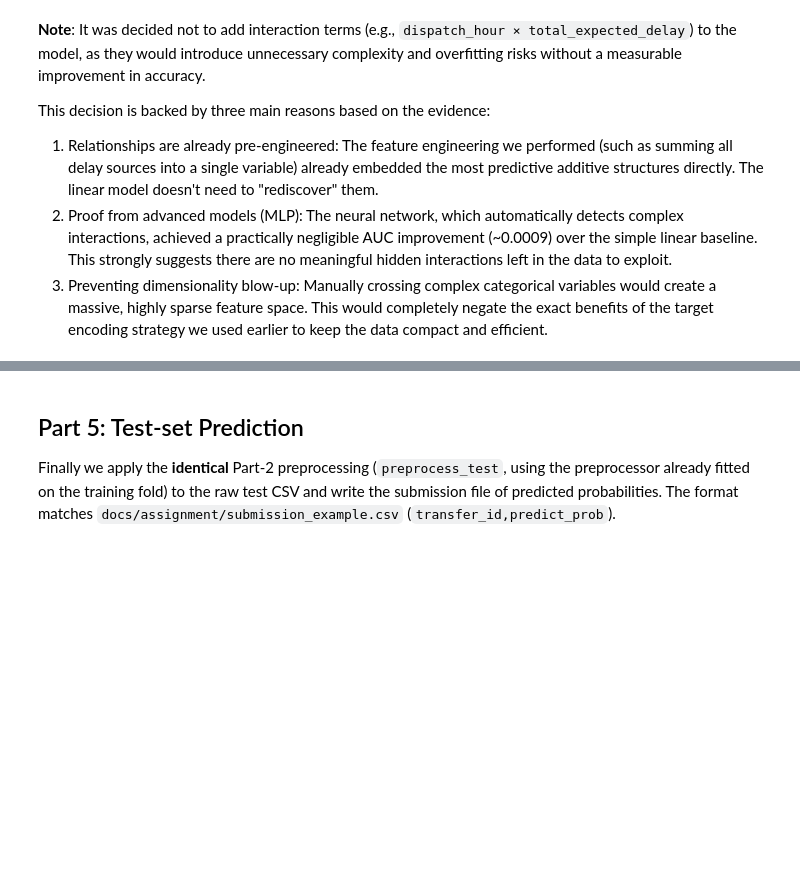
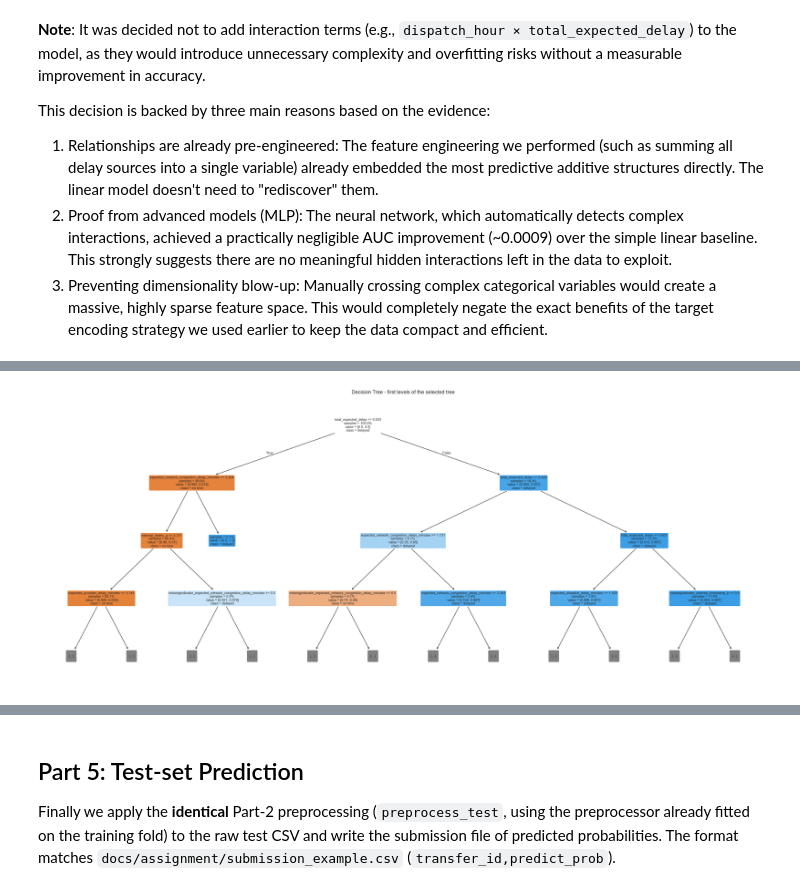
Before and after one commit to tomerbd007/LogisticsTransferPrediction, a Jupyter notebook: main.ipynb, the cells around one changed output, grey strips where cells are left out. Saved outputs shown, nothing was run; the diff lists cells and outputs as text; code cells hidden in the pictures; blank space fills up the shorter version.

```diff
--- a/main.ipynb
+++ b/main.ipynb
@@ -2699,0 +2875,20 @@ This decision is backed by three main reasons based on the evidence:
+# %%
+# Visualise the first levels only. Showing the full tree can be unreadable, even
+# after pruning, so max_depth=3 gives the main logic without overwhelming the page.
+plt.figure(figsize=(24, 10))
+plot_tree(
+    decision_tree,
+    feature_names=list(X_train_proc.columns),
+    class_names=["on time", "delayed"],
+    filled=True,
+    rounded=True,
+    max_depth=3,
+    impurity=False,
+    proportion=True,
+    fontsize=8,
+)
+plt.title("Decision Tree - first levels of the selected tree")
+plt.tight_layout()
+plt.show()
+# %% [output]
+[figure, added]
```
Also changed, not shown: parts of 12 cells of this notebook.
